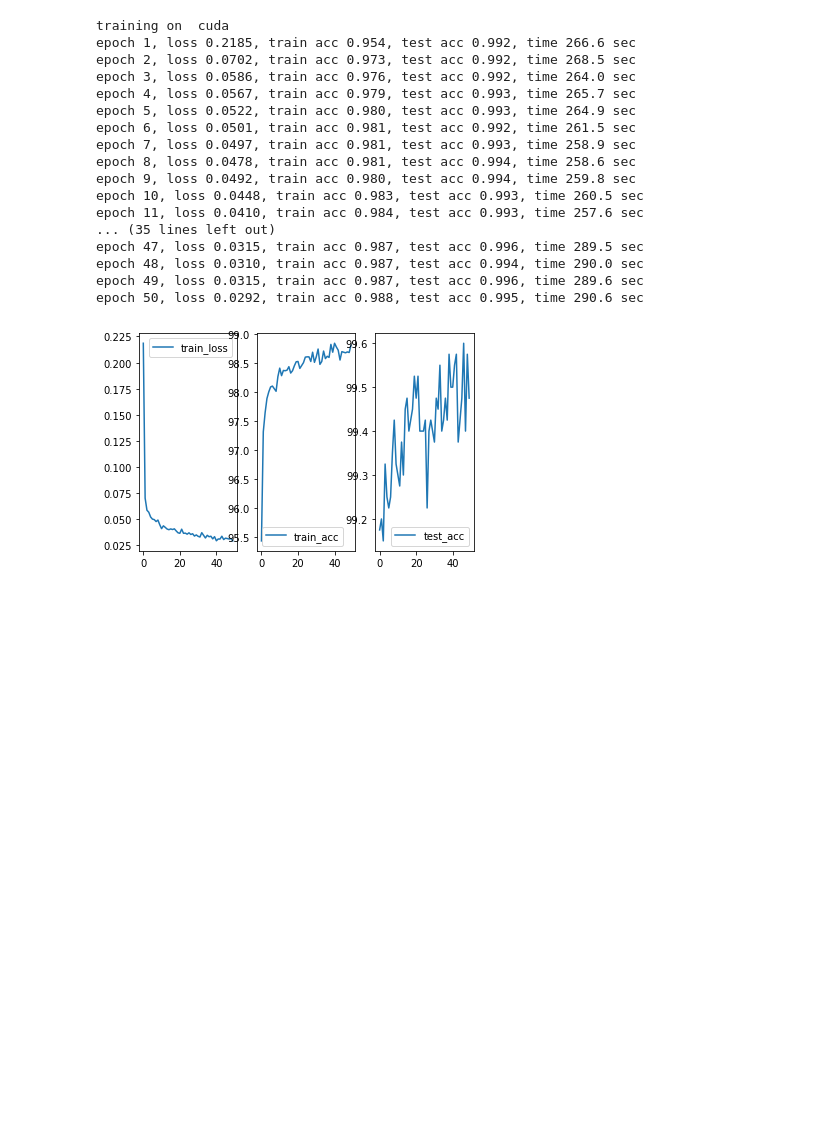
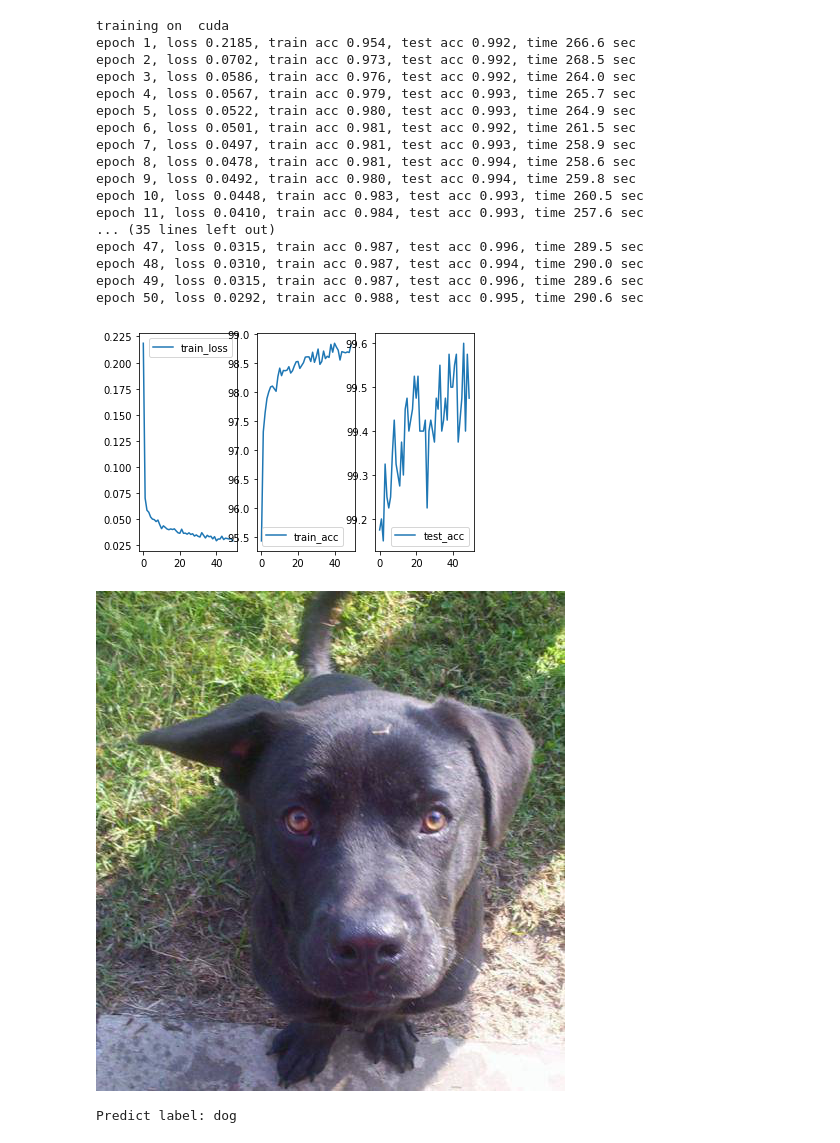
Before and after one commit to Laurie-xzh/Computer-Vision, a Jupyter notebook: Image_Classification/Image_classification_swin-T.ipynb, the cells around one changed output. Saved outputs shown, nothing was run; the diff lists cells and outputs as text; code cells hidden in the pictures; blank space fills up the shorter version.

```diff
--- a/Image_Classification/Image_classification_swin-T.ipynb
+++ b/Image_Classification/Image_classification_swin-T.ipynb
@@ -116,24 +112,6 @@ class Net(nn.Module):
         self.relu = nn.ReLU()
 
     def forward(self, x):
-        """
-        Swin Transformer  https://github.com/rwightman/pytorch-image-models/blob/master/timm/models/swin_transformer.py
-        def forward_features(self, x):
-              x = self.patch_embed(x)
-              if self.absolute_pos_embed is not None:
-                  x = x + self.absolute_pos_embed
-              x = self.pos_drop(x)
-              x = self.layers(x)
-              x = self.norm(x)  # B L C
-              x = self.avgpool(x.transpose(1, 2))  # B C 1
-              x = torch.flatten(x, 1)
-              return x
-
-        def forward(self, x):
-              x = self.forward_features(x)
-              x = self.head(x)
-              return x
-        """
         x = self.backbone.forward_features(x) # [batch_size, 768]
         x=torch.mean(x,dim=1)
         # print(x.shape)
@@ -246,3 +224,47 @@ epoch 48, loss 0.0310, train acc 0.987, test acc 0.994, time 290.0 sec
 epoch 49, loss 0.0315, train acc 0.987, test acc 0.996, time 289.6 sec
 epoch 50, loss 0.0292, train acc 0.988, test acc 0.995, time 290.6 sec
 [figure]
+# %%
+from torchvision import transforms
+from torch.autograd import Variable
+from PIL import Image
+
+transform = transforms.Compose([
+            #transforms.Scale(256),
+            transforms.CenterCrop(224),
+            transforms.ToTensor(),
+            transforms.Normalize([0.485, 0.456, 0.406], [0.229, 0.224, 0.225])
+        ])
+
+idx_to_class = {0:'cat', 1:'dog'}
+
+inference_model=torch.load('./trained_model/ResNet18.pth')
+#inference_model=torch.load('./trained_model/Swin_T.pth')
+
+def predict(use_cuda, model, image_name):
+    test_image = Image.open(image_name)
+    test_image_tensor = transform(test_image)
+    if use_cuda:
+        model.cuda()
+        test_image_tensor = test_image_tensor.cuda()
+        #print('all on cuda')
+    else:
+        test_image_tensor = test_image_tensor
+    test_image_tensor = Variable(torch.unsqueeze(test_image_tensor, dim=0).float(), requires_grad=False)
+
+    with torch.no_grad():
+        model.eval()
+        #print(model)
+        out = model(test_image_tensor)
+        ps = torch.exp(out)  #Softmax操作，转换成概率分布
+        ps = ps / torch.sum(ps)
+        topk, topclass = ps.topk(1, dim=1)
+        return(idx_to_class[topclass.cpu().numpy()[0][0]], topk.cpu().numpy()[0][0])
+
+image_path = './dataset/test/dog/dog.8.jpg'
+img=Image.open(image_path)
+display(img)
+print('Predict label:',predict(1,swin_T,image_path)[0])
+# %% [output]
+[figure, added]
+Predict label: dog
```
Also changed, not shown: parts of 1 cell of this notebook, 1 other file.
